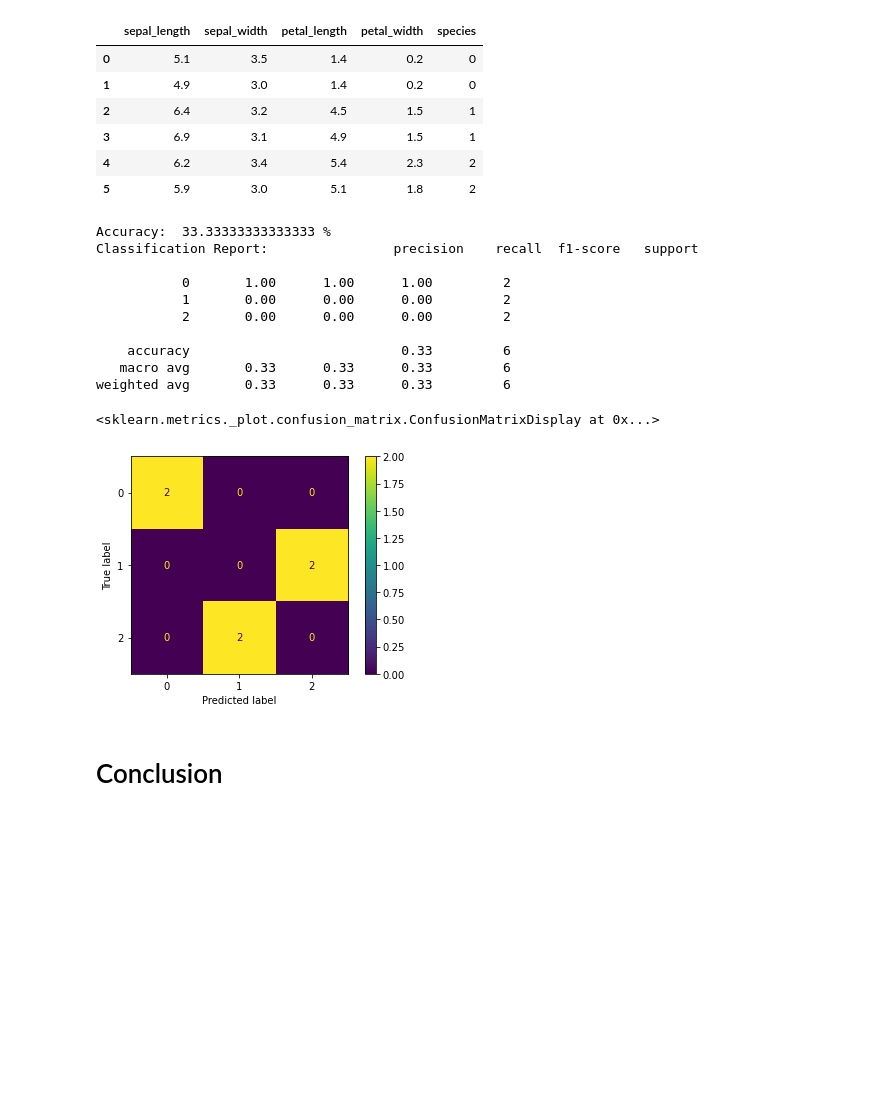
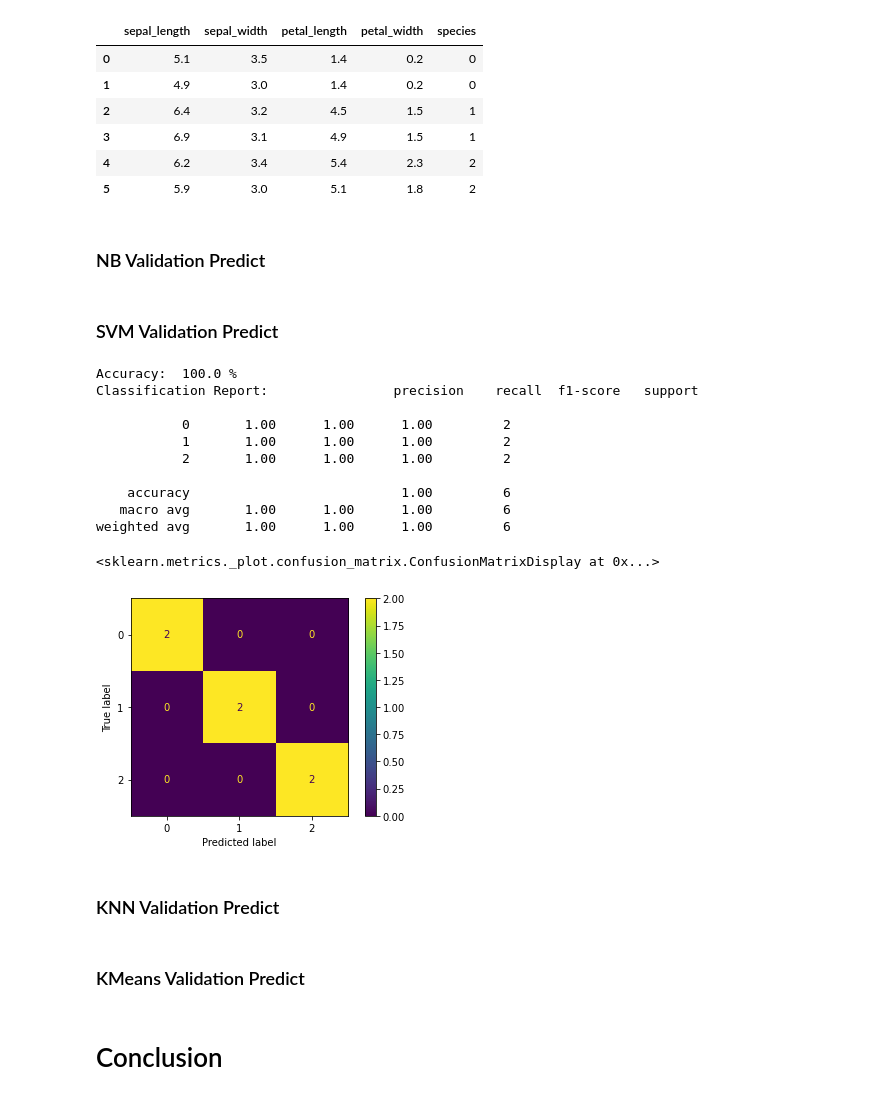
Before and after one commit to fernandopmarciano/Data_Analisys, a Jupyter notebook: Iris_Flower/Notebook/Iris_classifier.ipynb, the cells around one changed output. Drawn from its saved outputs; the diff is of its cells as text; code cells hidden in the pictures; blank space fills up the shorter version.

Commit message:
Validation_pred update

```diff
--- a/Iris_Flower/Notebook/Iris_classifier.ipynb
+++ b/Iris_Flower/Notebook/Iris_classifier.ipynb
@@ -567,0 +572,9 @@ Model, Mean, Std
+# %%
+NB = GaussianNB()
+NB.fit(x_train, y_train)
+pred_NB = NB.predict(x_test)
+print('Accuracy: ', 100*(accuracy_score(y_test, pred_NB)), '%')
+print('Classification Report: ', classification_report(y_test, pred_NB))
+
+from sklearn.metrics import ConfusionMatrixDisplay
+ConfusionMatrixDisplay.from_predictions(y_test, pred_NB)
@@ -692,30 +718,37 @@ validation_set
 | 3 | 6.9 | 3.1 | 4.9 | 1.5 | 1 |
 | 4 | 6.2 | 3.4 | 5.4 | 2.3 | 2 |
 | 5 | 5.9 | 3.0 | 5.1 | 1.8 | 2 |
+# %% [markdown]
+### NB Validation Predict
+# %% [markdown]
+### SVM Validation Predict
 # %%
-# Kmeans has the wrost result, but only for observe the predicted results
 
-kmeans = KMeans(n_clusters=3)
-kmeans.fit(x_train, y_train)
-pred_kmeans = kmeans.predict(X_val)
-print('Accuracy: ', 100*(accuracy_score(y_val, pred_kmeans)), '%')
-print('Classification Report: ',classification_report(y_val, pred_kmeans))
+svm = SVC()
+svm.fit(x_train, y_train)
+pred_svm = svm.predict(X_val)
+print('Accuracy: ', 100*(accuracy_score(y_val, pred_svm)), '%')
+print('Classification Report: ', classification_report(y_val, pred_svm))
 
 from sklearn.metrics import ConfusionMatrixDisplay
-ConfusionMatrixDisplay.from_predictions(y_val, pred_kmeans)
+ConfusionMatrixDisplay.from_predictions(y_val, pred_svm)
 # %% [output]
-Accuracy:  33.33333333333333 %
+Accuracy:  100.0 %
 Classification Report:                precision    recall  f1-score   support
 
            0       1.00      1.00      1.00         2
-           1       0.00      0.00      0.00         2
-           2       0.00      0.00      0.00         2
+           1       1.00      1.00      1.00         2
+           2       1.00      1.00      1.00         2
 
-    accuracy                           0.33         6
-   macro avg       0.33      0.33      0.33         6
-weighted avg       0.33      0.33      0.33         6
+    accuracy                           1.00         6
+   macro avg       1.00      1.00      1.00         6
+weighted avg       1.00      1.00      1.00         6
 <sklearn.metrics._plot.confusion_matrix.ConfusionMatrixDisplay at 0x...>
-[figure, old version]
+[figure, new version]
+# %% [markdown]
+### KNN Validation Predict
+# %% [markdown]
+### KMeans Validation Predict
 # %% [markdown]
 # Conclusion
 # %% [markdown]
```
Also changed, not shown: parts of 3 cells of this notebook.
